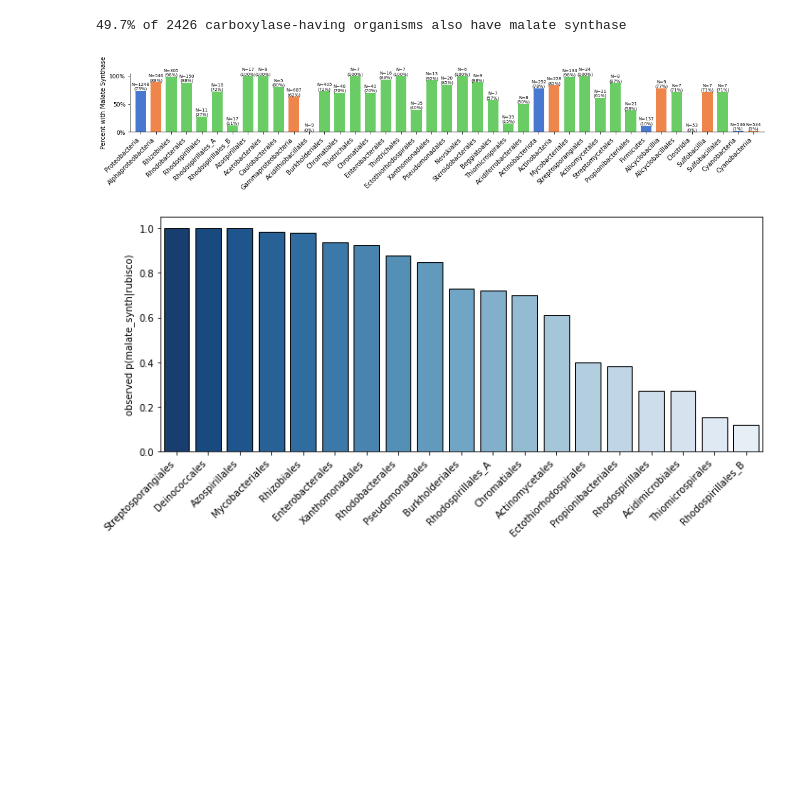
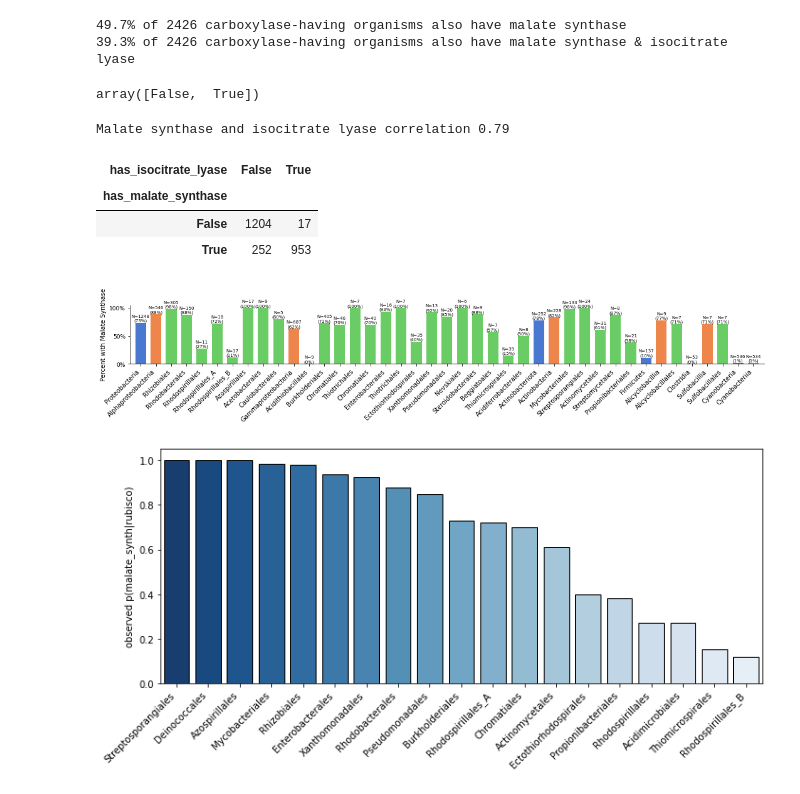
Before and after one commit to flamholz/malate_synthase, a Jupyter notebook: pipeline/01_plot_co_occurrence.ipynb, the cells around one changed output. Cells and saved outputs as stored; diff of their text form; code cells hidden in the pictures; blank space fills up the shorter version.

```diff
--- a/pipeline/01_plot_co_occurrence.ipynb
+++ b/pipeline/01_plot_co_occurrence.ipynb
@@ -12,16 +13,30 @@ from matplotlib import pyplot as plt
 # Using the post-filtered data here.
 carboxylase_df = pd.read_csv('../annotree_data/PF00016_rubisco_large_042720_not_fIV.csv')
 ms_df = pd.read_csv('../annotree_data/PF01274_malate_synthase_042720_filtered.csv')
+icl_df = pd.read_csv('../annotree_data/PF00463_isocitrate_lyase_070920_filtered.csv')
 # %%
 carboxylase_orgs = set(carboxylase_df.gtdbId.unique())
 ms_orgs = set(ms_df.gtdbId.unique())
-overlap_orgs = carboxylase_orgs.intersection(ms_orgs)
+icl_orgs = set(icl_df.gtdbId.unique())
+rub_ms_orgs = carboxylase_orgs.intersection(ms_orgs)
+rub_ms_icl_orgs = rub_ms_orgs.intersection(icl_orgs)
 
 carboxylase_df['has_malate_synthase'] = [r.gtdbId in ms_orgs for idx, r in carboxylase_df.iterrows()]
+carboxylase_df['has_isocitrate_lyase'] = [r.gtdbId in icl_orgs for idx, r in carboxylase_df.iterrows()]
 
 n_carboxylase_orgs = len(carboxylase_orgs)
-n_with_ms = len(overlap_orgs)
-pctage = 100*n_with_ms / n_carboxylase_orgs
-print('%.1f%% of %d carboxylase-having organisms also have malate synthase' % (pctage, n_carboxylase_orgs))
+n_with_ms = len(rub_ms_orgs)
+n_with_ms_icl = len(rub_ms_icl_orgs)
+pct_w_ms = 100*n_with_ms / n_carboxylase_orgs
+pct_w_ms_icl = 100*n_with_ms_icl / n_carboxylase_orgs
+print('%.1f%% of %d carboxylase-having organisms also have malate synthase' % (pct_w_ms, n_carboxylase_orgs))
+print('%.1f%% of %d carboxylase-having organisms also have malate synthase & isocitrate lyase' % (
+    pct_w_ms_icl, n_carboxylase_orgs))
 # %% [output]
 49.7% of 2426 carboxylase-having organisms also have malate synthase
+39.3% of 2426 carboxylase-having organisms also have malate synthase & isocitrate lyase
+# %%
+carboxylase_df.has_malate_synthase.unique()
+carboxylase_df.has_isocitrate_lyase.unique()
+# %% [output]
+array([False,  True])
@@ -28,3 +56,19 @@ print('%.1f%% of %d carboxylase-having organisms also have malate synthase' % (p
+# %%
+# Calculate the correlation between malate synthase and isocitrate lyase presence in
+# genomes containing a rubisco carboxylase
+R, P = stats.pearsonr(deduped_carboxylase_df.has_malate_synthase, deduped_carboxylase_df.has_isocitrate_lyase)
+print('Malate synthase and isocitrate lyase correlation %.2f' % R)
+
+# Contingency table for isocitrate lyase and malate synthase among organisms with rubisco.
+# Contingency table should give same result as pearson correlation, as it does - 79%.
+cont_table = pd.crosstab(deduped_carboxylase_df.has_malate_synthase, deduped_carboxylase_df.has_isocitrate_lyase)
+cont_table
+# %% [output]
+Malate synthase and isocitrate lyase correlation 0.79
+| has_isocitrate_lyase | False | True |
+| has_malate_synthase |  |  |
+| False | 1204 | 17 |
+| True | 252 | 953 |
 # %%
 # Some groups we thought would contain chemotrophs...
 hierarchy = dict(
```
Also changed, not shown: parts of 3 cells of this notebook, 3 other files.
